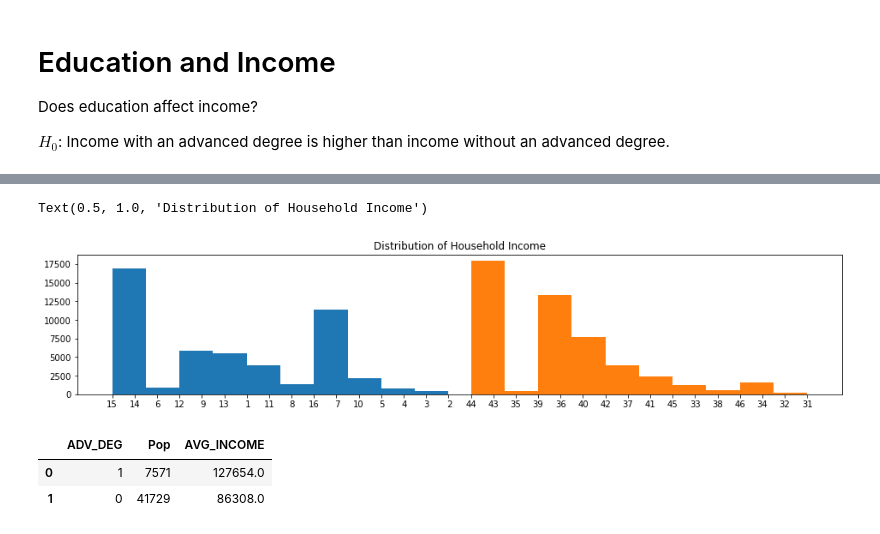
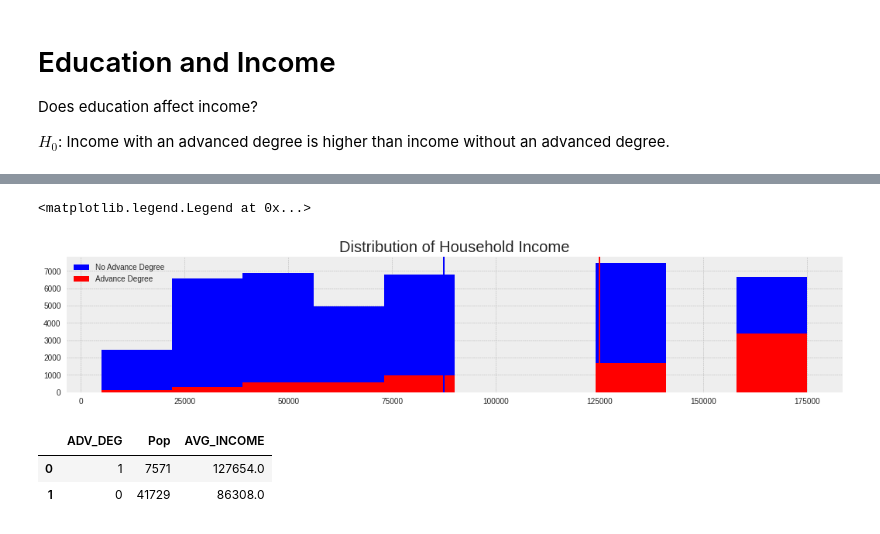
Before and after one commit to arcweld/DSI_Capstone_1, a Jupyter notebook: Cap1_final.ipynb, the cells around one changed output, grey strips where cells are left out. Drawn from its saved outputs; the diff is of its cells as text; code cells hidden in the pictures.

```diff
--- a/Cap1_final.ipynb
+++ b/Cap1_final.ipynb
@@ -20,6 +20,7 @@ import time
 %autoreload 2
 from src.datadict import dd_to_structure, ageGrouping, hh_income
 from src.quick_look import ql, quick_plot
-from src.script import welch_satterhwaithe_dof, pop_proportions_test, plot_test_results, plot_edu, plot_edu_pct
+from src.script import *
 
 plt.rcParams['figure.figsize'] = [30, 15]
+plt.style.use('bmh')
@@ -237,14 +263,16 @@ Does education affect income?
 $H_0$: Income with an advanced degree is higher than income without an advanced degree.
 # %%
 query = '''SELECT
-
+    HRHHID ,
+    HEFAMINC ,
+    HHincome ,
     PEEDUCA ,
-    HEFAMINC
+    (CASE WHEN PEEDUCA > 43 THEN 1 ELSE 0 END) AS ADV_DEG
 FROM
     apr21_df
 WHERE
     PEMLR = 1
 '''
 
-tmp_pdf = spark.sql(query).toPandas()
-tmp_pdf
+inc_pdf = spark.sql(query).toPandas()
+inc_pdf
@@ -251,11 +293,15 @@ tmp_pdf
 # %%
 fig, ax = plt.subplots(1, figsize=(16, 3))
 
-ax.hist( tmp_pdf['HEFAMINC'])
+ax.hist( inc_pdf[inc_pdf['ADV_DEG'] == 0]['HHincome'], color='b', label='No Advance Degree')
+ax.hist( inc_pdf[inc_pdf['ADV_DEG'] == 1]['HHincome'], color='r', label='Advance Degree')
 ax.set_title("Distribution of Household Income")
+ax.axvline(inc_pdf[inc_pdf['ADV_DEG'] == 0]['HHincome'].median(), color='b')
+ax.axvline(inc_pdf[inc_pdf['ADV_DEG'] == 1]['HHincome'].median(), color='r')
+ax.legend()
 # %% [output]
-Text(0.5, 1.0, 'Distribution of Household Income')
+<matplotlib.legend.Legend at 0x...>
-[figure, old version]
+[figure, new version]
 # %%
 query = '''SELECT
     ADV_DEG ,
```
Also changed, not shown: parts of 30 cells of this notebook, 17 other files.
